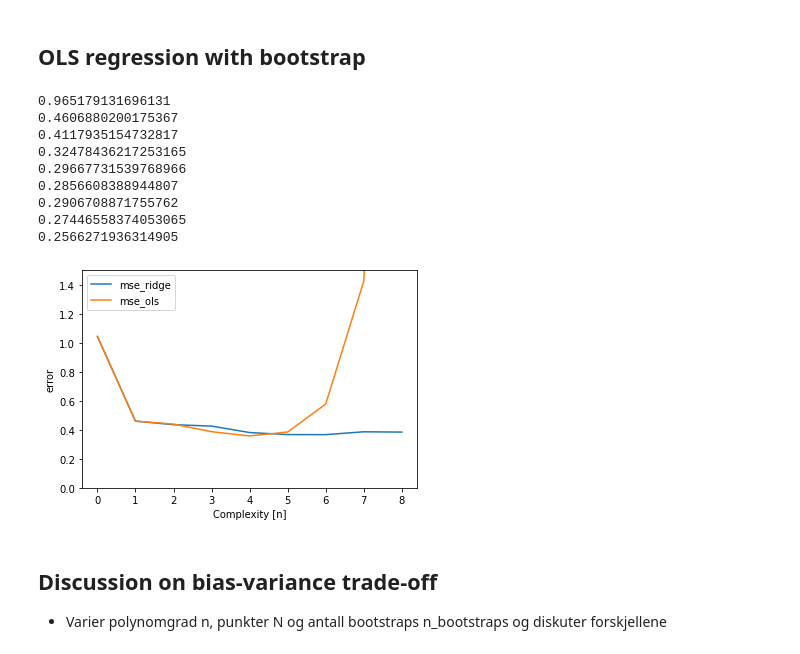
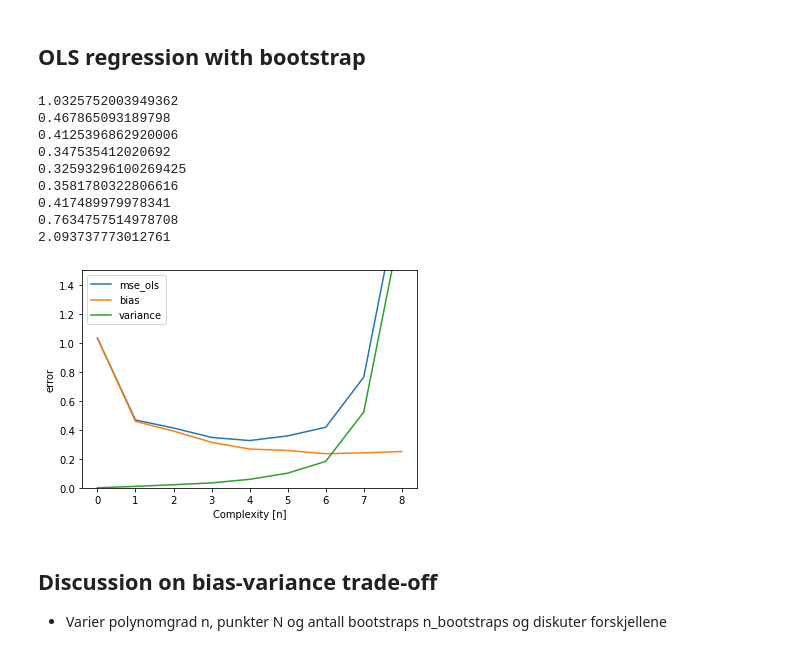
Before and after one commit to jornmarh/fys-stk4155, a Jupyter notebook: project1/project1-ad.ipynb, the cells around one changed output. Cells and saved outputs as stored; diff of their text form; code cells hidden in the pictures.

```diff
--- a/project1/project1-ad.ipynb
+++ b/project1/project1-ad.ipynb
@@ -97,7 +97,7 @@ def create_X(x, y, n ):
 # %%
 # Making meshgrid of datapoints and compute Franke's function
 n = 5
-N = 1000
+N = 20
 x = np.sort(np.random.uniform(0, 1, N))
 y = np.sort(np.random.uniform(0, 1, N))
 x_mesh, y_mesh = np.meshgrid(x,y)
@@ -208,8 +208,7 @@ x_flat = np.ravel(x_mesh)
 y_flat = np.ravel(y_mesh)
 
 polydegree = np.zeros(maxdegree)
-mse_error_ridge = np.zeros(maxdegree)
-mse_error_ols = np.zeros(maxdegree)
+mse_error = np.zeros(maxdegree)
 r2_error = np.zeros(maxdegree)
 bias = np.zeros(maxdegree)
 variance = np.zeros(maxdegree)
@@ -220,54 +219,49 @@ z = FrankeFunction(x_flat, y_flat)
 scaler = StandardScaler()
 for i in range(maxdegree):
     degree = i
     polydegree[i] = degree
     X = create_X(x_flat, y_flat, degree)
 
     X_train, X_test, z_train, z_test = train_test_split(X,z, test_size=0.2)
     scaler_x = scaler.fit(X_train)
     X_train = scaler_x.transform(X_train)
     X_test = scaler_x.transform(X_test)
 
     scaler_z = scaler.fit(z_train.reshape(-1,1))
     z_train = scaler_z.transform(z_train.reshape(-1,1)).ravel()
     z_test = scaler.transform(z_test.reshape(-1,1)).ravel()
 
 
-    z_pred_ols = np.empty((z_test.shape[0], n_bootstraps))
-    z_pred_ridge = np.empty((z_test.shape[0], n_bootstraps))
+    z_pred = np.empty((z_test.shape[0], n_bootstraps))
     for j in range(n_bootstraps):
         x_bs,z_bs = resample(X_train, z_train, n_samples=100)
         beta_ols = np.linalg.pinv(x_bs.T @ x_bs) @ x_bs.T @ z_bs
-        beta_ridge = np.linalg.pinv(x_bs.T @ x_bs + 1*np.eye(x_bs.shape[1], x_bs.shape[1])) @ x_bs.T @ z_bs
-        z_pred_ridge[:,j] = X_test @ beta_ridge
-        z_pred_ols[:,j] = X_test @ beta_ols
+        z_pred[:,j] = X_test @ beta_ols
 
-    mse_error_ols[i] = np.mean(np.mean((z_test.reshape(-1,1) - z_pred_ols)**2, axis=1, keepdims=True))
-    mse_error_ridge[i] = np.mean(np.mean((z_test.reshape(-1,1) - z_pred_ridge)**2, axis=1, keepdims=True))
+    mse_error[i] = np.mean(np.mean((z_test.reshape(-1,1) - z_pred)**2, axis=1, keepdims=True))
     bias[i] = np.mean((z_test.reshape(-1,1) - np.mean(z_pred, axis=1, keepdims=True))**2)
     variance[i] = np.mean(np.var(z_pred, axis=1, keepdims=True))
     print(mse_error[i])
 
-plt.plot(polydegree, mse_error_ridge, label='mse_ridge')
-plt.plot(polydegree, mse_error_ols, label='mse_ols')
-#plt.plot(polydegree, bias, label='bias')
-#plt.plot(polydegree, variance, label='variance')
+plt.plot(polydegree, mse_error, label='mse_ols')
+plt.plot(polydegree, bias, label='bias')
+plt.plot(polydegree, variance, label='variance')
 plt.xlabel('Complexity [n]')
 plt.ylabel('error')
 plt.ylim(0,1.5)
 plt.legend()
 plt.show()
 # %% [output]
-0.965179131696131
-0.4606880200175367
-0.4117935154732817
-0.32478436217253165
-0.29667731539768966
-0.2856608388944807
-0.2906708871755762
-0.27446558374053065
-0.2566271936314905
+1.0325752003949362
+0.467865093189798
+0.4125396862920006
+0.347535412020692
+0.32593296100269425
+0.3581780322806616
+0.417489979978341
+0.7634757514978708
+2.093737773012761
-[figure, old version]
+[figure, new version]
 # %% [markdown]
 ## Discussion on bias-variance trade-off
 
```
Also changed, not shown: parts of 6 cells of this notebook.
